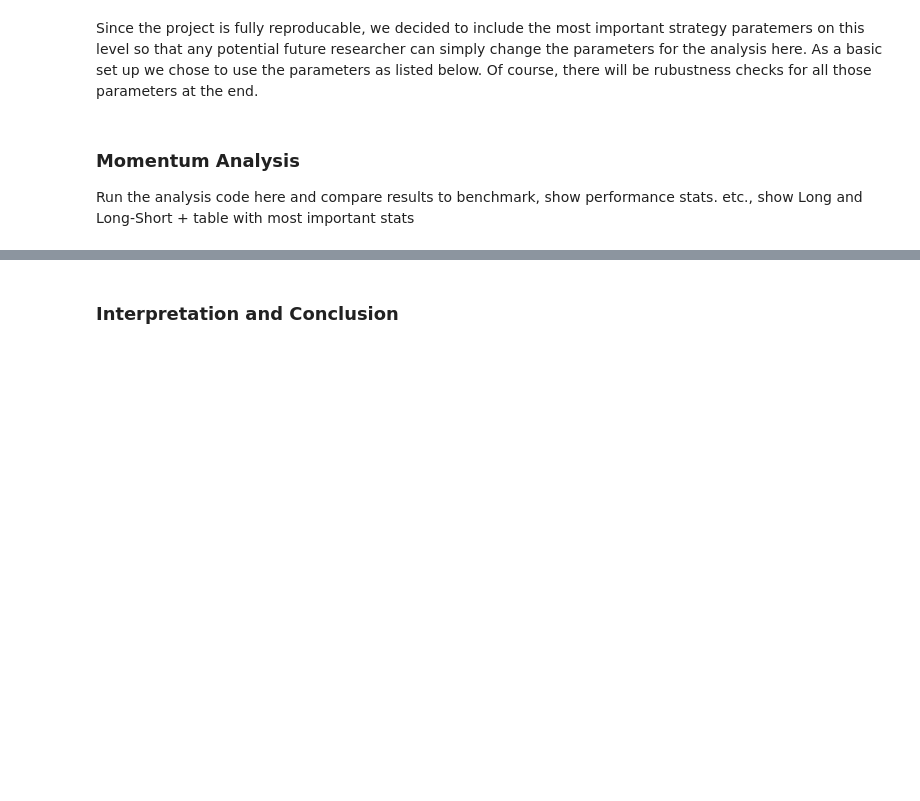
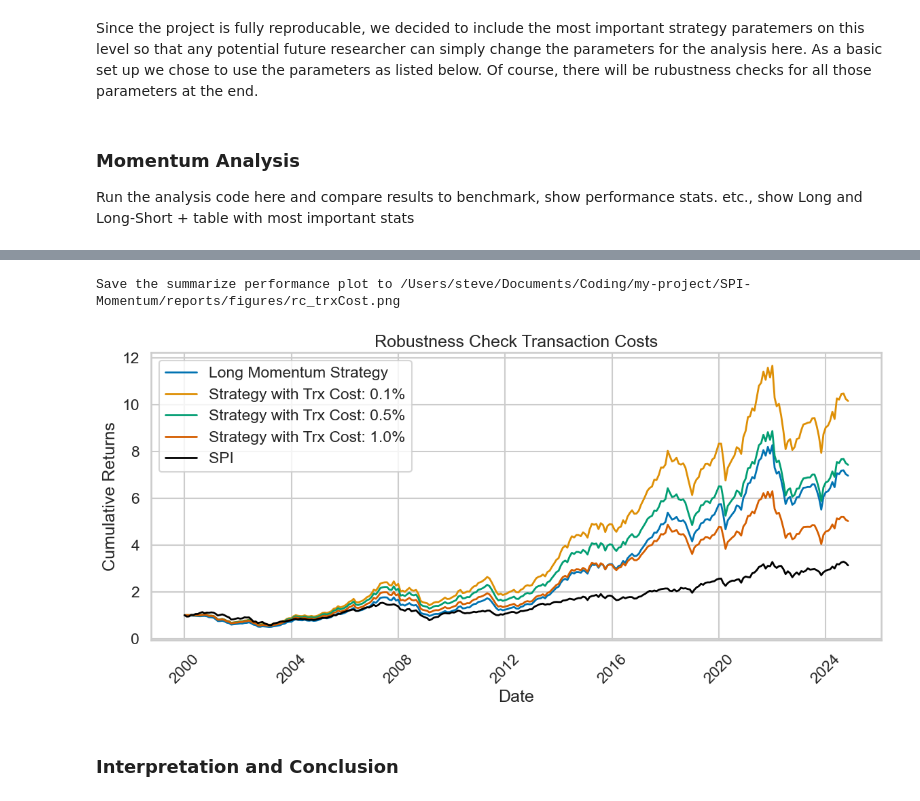
Before and after one commit to mauricekammermann/Abnormal-Returns-in-the-Danish-Stock-Market-With-Momentum-Strategies, a Jupyter notebook: notebook/SPI_Momentum.ipynb, the cells around one changed output, grey strips where cells are left out. Cells and saved outputs as stored; diff of their text form; code cells hidden in the pictures; blank space fills up the shorter version.

```diff
--- a/notebook/SPI_Momentum.ipynb
+++ b/notebook/SPI_Momentum.ipynb
@@ -174,2 +425,35 @@ Perform robustness checks here over different input parameters that we "arbitrai
+# %%
+# Robustness checks over TRX cost
+# Initialize the DataFrame to hold the results
+rc_trxCost_XsRet = excess_returns_longOnly.copy()
+
+# List of transaction costs
+trxCosts = [0.001, 0.005, 0.01]
+
+# Loop through transaction costs and add the new columns
+for trx_cost in trxCosts:
+    # Run the momentum strategy, here we need total ret not xs ret, for plot
+    _, _, _, portfolio_returnsTemp = momentum_strategy(
+        price_data_daily=price_data_daily,
+        lookback_period=lookback_period,
+        nLong=20,
+        nShort=0,
+        holding_period=holding_period,
+        rf_monthly=rf_monthly,
+        trx_cost=trx_cost
+    )
+    if isinstance(portfolio_returnsTemp, pd.Series):
+        portfolio_returnsTemp = portfolio_returnsTemp.to_frame()
+    portfolio_returnsTemp.columns = ['Strategy_Returns']
+
+    # Generate the column name dynamically
+    column_name = f"trx_cost_{trx_cost}"
+    # Add the new column to the DataFrame
+    rc_trxCost_XsRet[column_name] = portfolio_returnsTemp['Strategy_Returns']
+# plot here
+plot_cumulative_returns(rc_trxCost_XsRet, spi_returns_monthly, labels,title='Robustness Check Transaction Costs', x_label='Date', y_label='Cumulative Returns', figsize=(12,6), grid=True, savefig=True, filename=visualization_path / 'rc_trxCost.png')
+# %% [output]
+Save the summarize performance plot to /Users/steve/Documents/Coding/my-project/SPI-Momentum/reports/figures/rc_trxCost.png
+[figure, added]
 # %% [markdown]
 ### Interpretation and Conclusion
```
Also changed, not shown: parts of 6 cells of this notebook, 7 other files.
